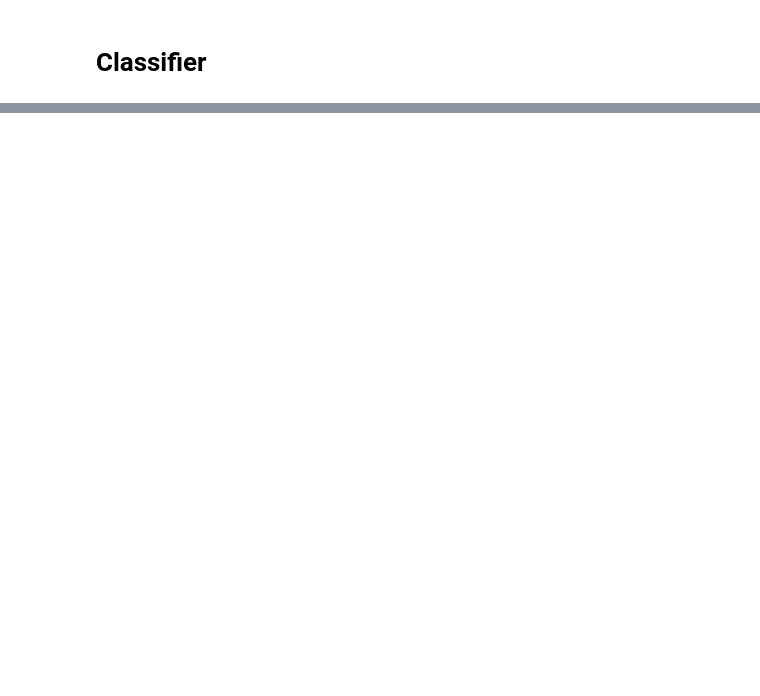
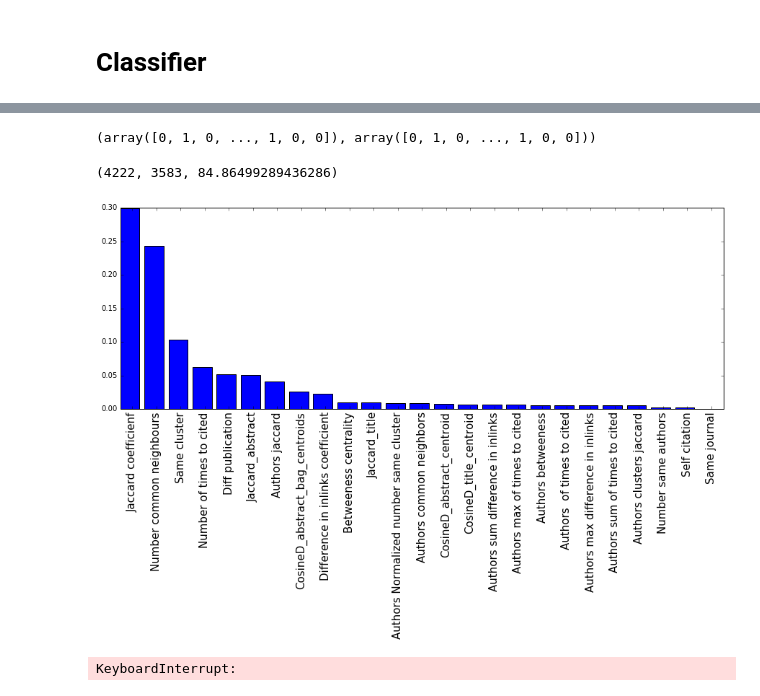
Before and after one commit to brozi/graphs-and-text, a Jupyter notebook: validation.ipynb, the cells around one changed output, grey strips where cells are left out. Drawn from its saved outputs; the diff is of its cells as text; code cells hidden in the pictures; blank space fills up the shorter version.

```diff
--- a/validation.ipynb
+++ b/validation.ipynb
@@ -354,5 +526,5 @@ X_test_light = X_test.drop(["0","1","Number of times to cited","Authors  of time
 # %%
-X_train_light2 = X_train.drop(["0","1","Number common neighbours","Self citation","Same journal","Authors max difference in inlinks",
+X_train_light2 = X_train.drop([0,1,"Number common neighbours","Self citation","Same journal","Authors max difference in inlinks",
                                    "Number of times to cited","Authors  of times to cited"], axis = 1)
-X_test_light2 = X_test.drop(["0","1","Number common neighbours","Self citation","Same journal","Authors max difference in inlinks",
+X_test_light2 = X_test.drop(["Number common neighbours","Self citation","Same journal","Authors max difference in inlinks",
                              "Number of times to cited","Authors  of times to cited"], axis = 1)
@@ -383,0 +944,8 @@ print accuracy_score(clfnn2.predict(X_train_light),y_train)
+# %%
+%%time
+from sklearn.ensemble import RandomForestClassifier
+rfc = RandomForestClassifier(n_estimators = 100,n_jobs=4)
+rfc.fit(X_train, y_train)
+pred = rfc.predict(X_test)
+print score(pred, y_test)
+print score(rfc.predict(X_train),y_train)
@@ -384,10 +957,8 @@ print accuracy_score(clfnn2.predict(X_train_light),y_train)
 # %%
-clf = Pipeline([
-    ("scaler", scaler1),
-    ('neural network', nn)
-    ])
-
-clf.fit(X_train.drop([0,1], axis = 1), y_train)
-pred = clf.predict(X_test.drop([0,1], axis = 1))
+%%time
+from sklearn.ensemble import RandomForestClassifier
+rfc = RandomForestClassifier(n_estimators = 100,n_jobs=4)
+rfc.fit(X_train.drop([0,1], axis = 1), y_train)
+pred = rfc.predict(X_test.drop([0,1], axis = 1))
 print score(pred, y_test)
-print score(clf.predict(X_train.drop([0,1], axis = 1)),y_train)
+print score(rfc.predict(X_train.drop([0,1], axis = 1)),y_train)
@@ -394,11 +970,24 @@ print score(clf.predict(X_train.drop([0,1], axis = 1)),y_train)
-# %%
-%%time
-from sklearn.ensemble import RandomForestClassifier
-rfc = RandomForestClassifier(n_estimators = 500,n_jobs=4)
-rfc.fit(X_train.drop([0,1], axis = 1), y_train)
-pred = rfc.predict(X_test.drop([0,1], axis = 1))
-print score(pred, y_test)
-print score(rfc.predict(X_train.drop([0,1], axis = 1)),y_train)
+# %%
+clfnn2.predict(X_test_light).flatten(),rfc.predict(X_test.drop([0,1], axis = 1))
+# %% [output]
+(array([0, 1, 0, ..., 1, 0, 0]), array([0, 1, 0, ..., 1, 0, 0]))
+# %%
+error_similarity(clfnn2.predict(X_test_light).flatten(),rfc.predict(X_test.drop([0,1], axis = 1)),y_test.values)
+# %% [output]
+(4222, 3583, 84.86499289436286)
+# %%
+plt.figure(figsize=(15, 5))
+X_columns = X_train.drop([0,1], axis = 1).columns
+ordering = np.argsort(rfc.feature_importances_)[::-1]
+
+importances = rfc.feature_importances_[ordering]
+feature_names = X_columns[ordering]
+
+x = np.arange(len(feature_names))
+plt.bar(x, importances)
+plt.xticks(x + 0.5, feature_names, rotation=90, fontsize=15);
+# %% [output]
+[figure, added]
 # %%
 %%time
 from sklearn.ensemble import ExtraTreesClassifier
@@ -410,8 +999,10 @@ print score(etc.predict(X_train.drop([0,1], axis = 1)),y_train)
 # %%
 %%time
 from sklearn.ensemble import GradientBoostingClassifier
-gbc = GradientBoostingClassifier(n_estimators = 200)
+gbc = GradientBoostingClassifier(n_estimators = 300, max_depth = 7)
 gbc.fit(X_train.drop([0,1], axis = 1), y_train)
 pred = gbc.predict(X_test.drop([0,1], axis = 1))
 print score(pred, y_test)
 print score(gbc.predict(X_train.drop([0,1], axis = 1)),y_train)
+# %% [output]
+KeyboardInterrupt:
```
Also changed, not shown: parts of 34 cells of this notebook, 1 other file.
